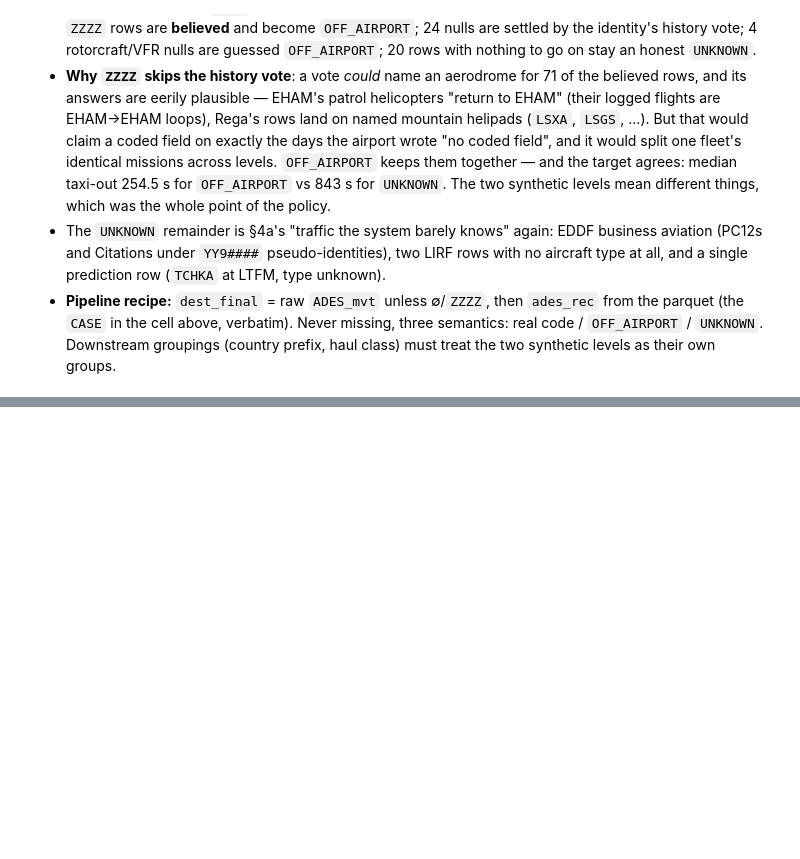
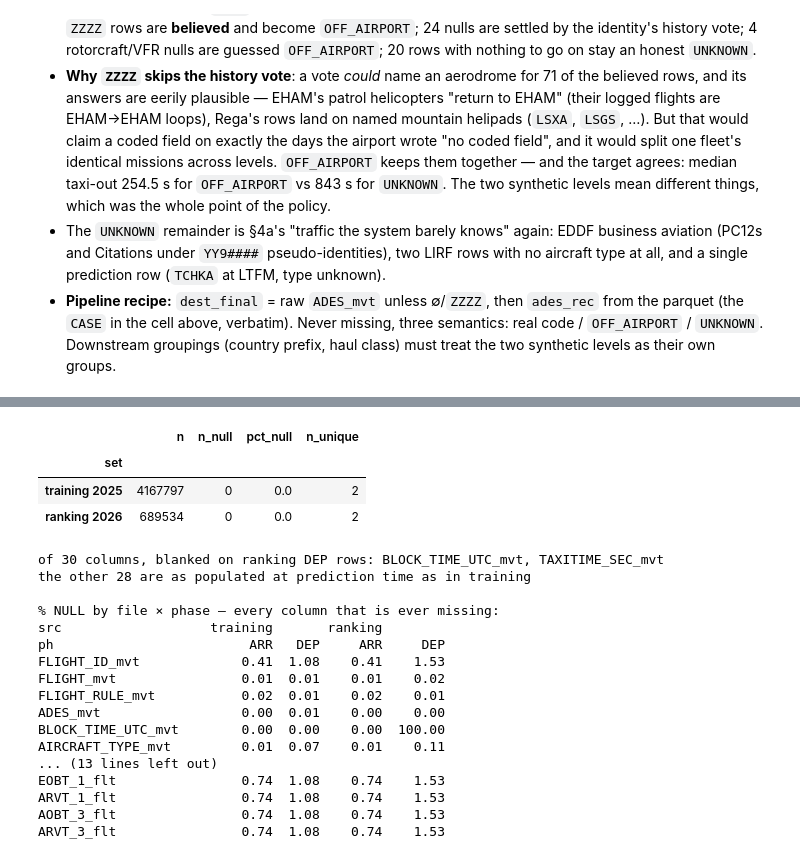
Before and after one commit to Goxmen/prc2026-unique-rose, a Jupyter notebook: eda/feature_sweep.ipynb, the cells around one changed output, grey strips where cells are left out. Cells and saved outputs as stored; diff of their text form; code cells hidden in the pictures; blank space fills up the shorter version.

```diff
--- a/eda/feature_sweep.ipynb
+++ b/eda/feature_sweep.ipynb
@@ -2260,0 +2283,39 @@ OFF_AIRPORT       82      14     254.5
+# %%
+display(cat_stats("PHASE_mvt"))
+
+# the leak map: null rate of every column, by file × phase
+RANK_COLS = [c[0] for c in con.sql(f"DESCRIBE SELECT * FROM {R}").fetchall()]
+pct_null = con.sql(f"""
+    SELECT src, PHASE_mvt ph,
+           {', '.join(f'round(100.0*count(*) FILTER ({c} IS NULL)/count(*), 2) AS "{c}"'
+                      for c in RANK_COLS)}
+    FROM (SELECT 'training' src, * FROM {T} UNION ALL SELECT 'ranking' src, * FROM {R})
+    GROUP BY 1, 2 ORDER BY 1 DESC, 2""").df().set_index(["src", "ph"]).T
+
+blanked = [c for c in RANK_COLS if pct_null.loc[c, ("ranking", "DEP")] > 50]
+print(f"of {len(RANK_COLS)} columns, blanked on ranking DEP rows: {', '.join(blanked)}")
+print(f"the other {len(RANK_COLS) - len(blanked)} are as populated at prediction time as in training")
+print("\n% NULL by file × phase — every column that is ever missing:")
+print(pct_null[pct_null.max(axis=1) > 0].to_string())
+# %% [output]
+|  | n | n_null | pct_null | n_unique |
+| set |  |  |  |  |
+| training 2025 | 4167797 | 0 | 0.0 | 2 |
+| ranking 2026 | 689534 | 0 | 0.0 | 2 |
+of 30 columns, blanked on ranking DEP rows: BLOCK_TIME_UTC_mvt, TAXITIME_SEC_mvt
+the other 28 are as populated at prediction time as in training
+
+% NULL by file × phase — every column that is ever missing:
+src                   training       ranking
+ph                         ARR   DEP     ARR     DEP
+FLIGHT_ID_mvt             0.41  1.08    0.41    1.53
+FLIGHT_mvt                0.01  0.01    0.01    0.02
+FLIGHT_RULE_mvt           0.02  0.01    0.02    0.01
+ADES_mvt                  0.00  0.01    0.00    0.00
+BLOCK_TIME_UTC_mvt        0.00  0.00    0.00  100.00
+AIRCRAFT_TYPE_mvt         0.01  0.07    0.01    0.11
+... (13 lines left out)
+EOBT_1_flt                0.74  1.08    0.74    1.53
+ARVT_1_flt                0.74  1.08    0.74    1.53
+AOBT_3_flt                0.74  1.08    0.74    1.53
+ARVT_3_flt                0.74  1.08    0.74    1.53
```
Also changed, not shown: parts of 11 cells of this notebook, 1 other file.
